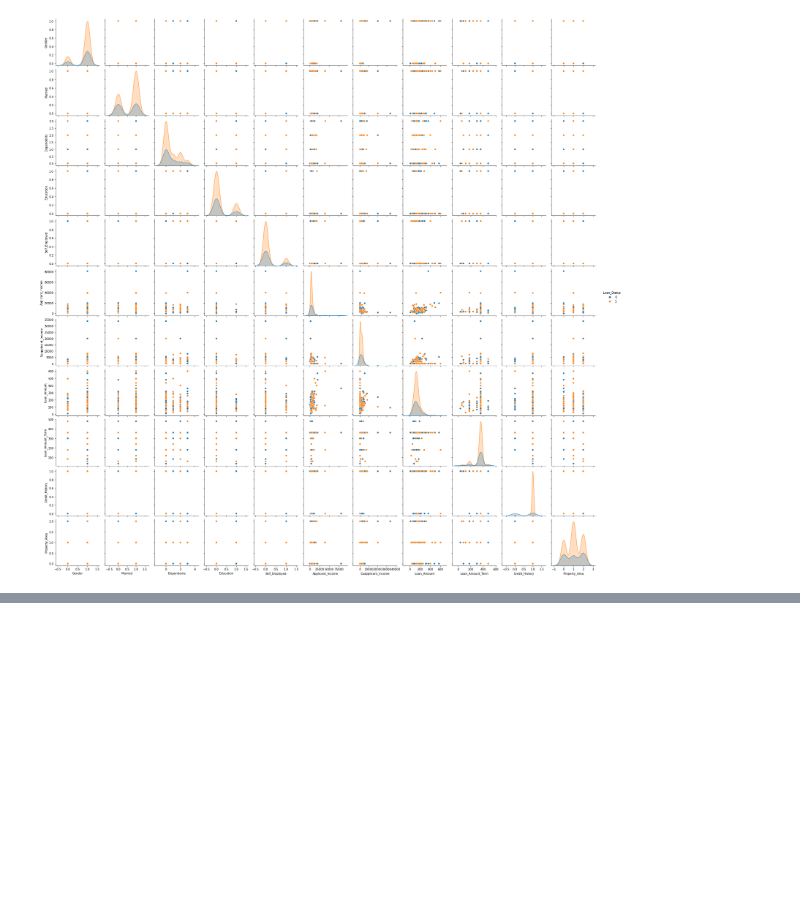
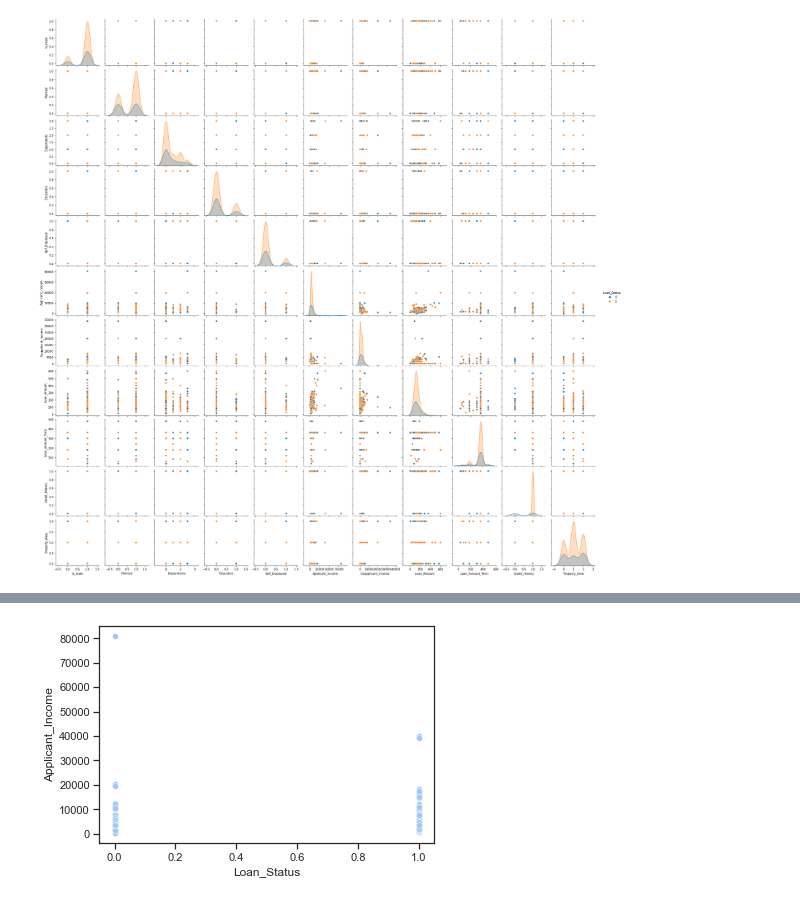
Before and after one commit to SLawsonWoods/Loan_Status_Classification_Project, a Jupyter notebook: final_notebook.ipynb, the cells around one changed output, grey strips where cells are left out. Saved outputs shown, nothing was run; the diff lists cells and outputs as text; code cells hidden in the pictures; blank space fills up the shorter version.

```diff
--- a/final_notebook.ipynb
+++ b/final_notebook.ipynb
@@ -169,0 +276,8 @@ KeyError: "None of [Index(['Loan_Status'], dtype='object')] are in the [columns]
+# %%
+# use the scatterplot function to build the bubble map
+sns.scatterplot(data=train, x="Loan_Status", y="Applicant_Income", legend=True, sizes=(20, 2000))
+
+# show the graph
+plt.show()
+# %% [output]
+[figure, added]
```
Also changed, not shown: parts of 62 cells of this notebook, 3 other files.
